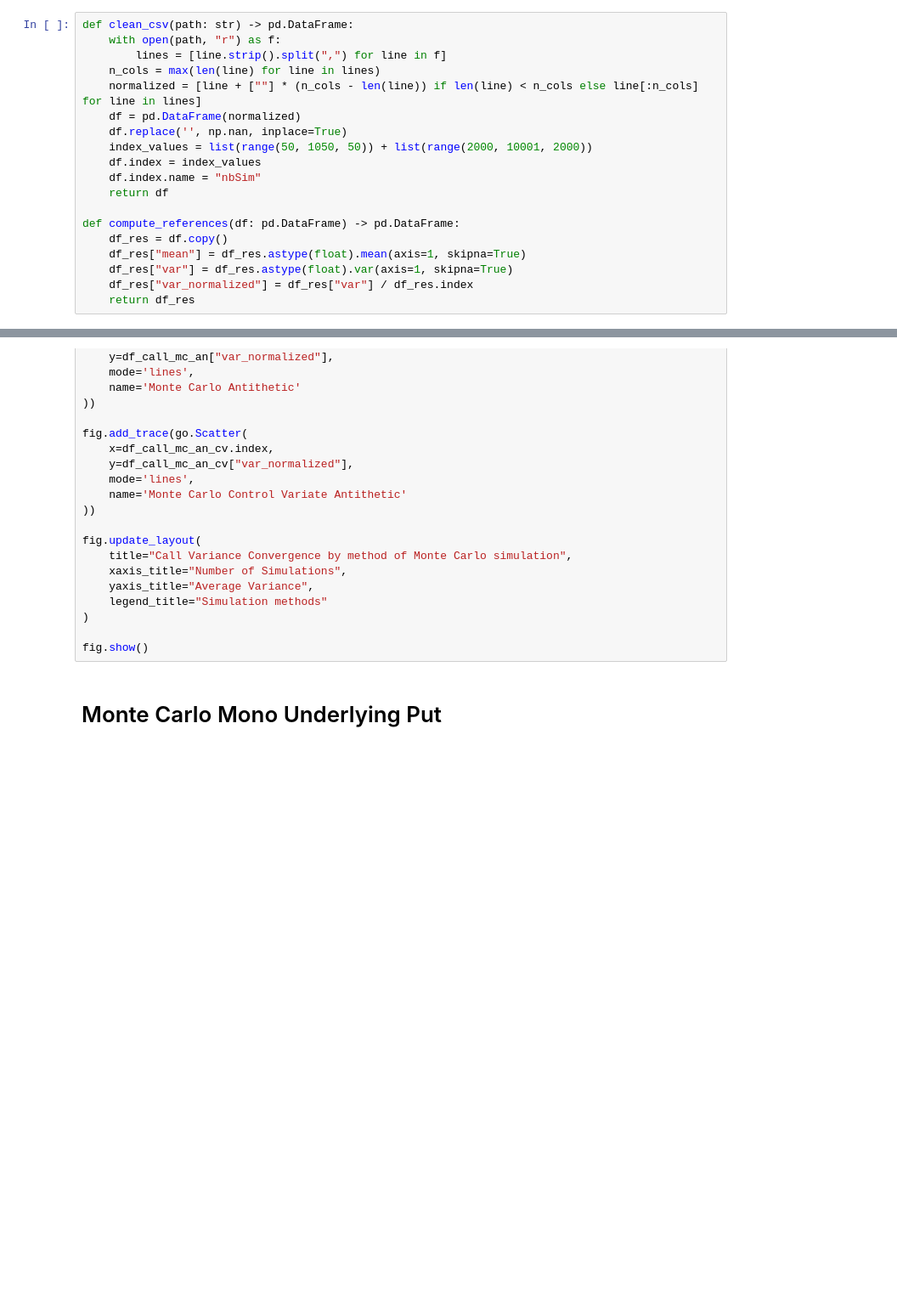
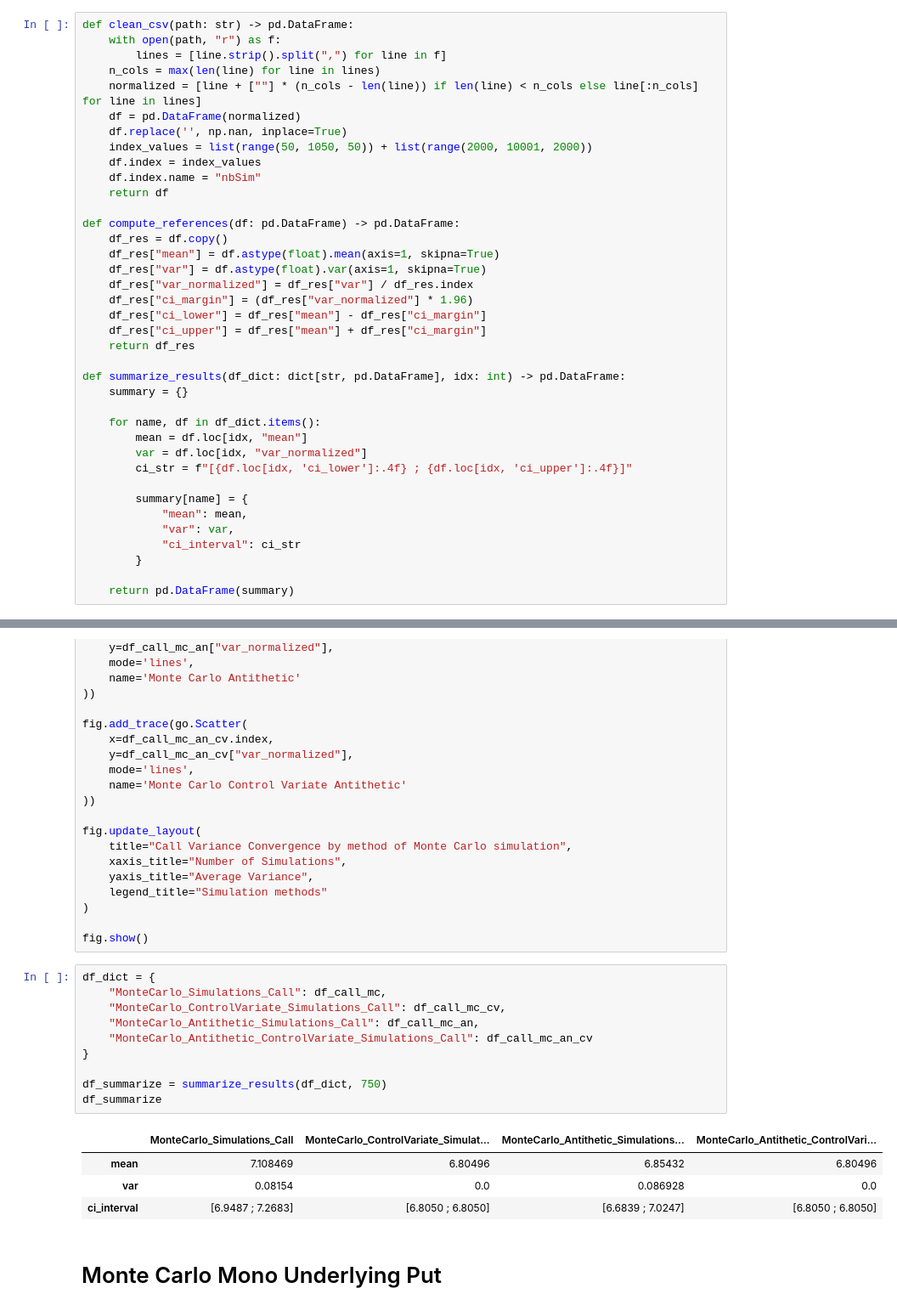
Before and after one commit to raphcor95/numerical_project, a Jupyter notebook: convergence_mc_mono.ipynb, the cells around one changed output, grey strips where cells are left out. Shown at 85% size. Saved outputs shown, nothing was run; the diff lists cells and outputs as text; blank space fills up the shorter version.

Commit message:
Added the confindence interval in the study

```diff
--- a/convergence_mc_mono.ipynb
+++ b/convergence_mc_mono.ipynb
@@ -19,10 +19,29 @@ def clean_csv(path: str) -> pd.DataFrame:
 
 def compute_references(df: pd.DataFrame) -> pd.DataFrame:
     df_res = df.copy()
-    df_res["mean"] = df_res.astype(float).mean(axis=1, skipna=True)
-    df_res["var"] = df_res.astype(float).var(axis=1, skipna=True)
+    df_res["mean"] = df.astype(float).mean(axis=1, skipna=True)
+    df_res["var"] = df.astype(float).var(axis=1, skipna=True)
     df_res["var_normalized"] = df_res["var"] / df_res.index
+    df_res["ci_margin"] = (df_res["var_normalized"] * 1.96)
+    df_res["ci_lower"] = df_res["mean"] - df_res["ci_margin"]
+    df_res["ci_upper"] = df_res["mean"] + df_res["ci_margin"]
     return df_res
+
+def summarize_results(df_dict: dict[str, pd.DataFrame], idx: int) -> pd.DataFrame:
+    summary = {}
+
+    for name, df in df_dict.items():
+        mean = df.loc[idx, "mean"]
+        var = df.loc[idx, "var_normalized"]
+        ci_str = f"[{df.loc[idx, 'ci_lower']:.4f} ; {df.loc[idx, 'ci_upper']:.4f}]"
+
+        summary[name] = {
+            "mean": mean,
+            "var": var,
+            "ci_interval": ci_str
+        }
+
+    return pd.DataFrame(summary)
 # %% [markdown]
 # Monte Carlo Mono Underlying Call
 # %%
@@ -122,6 +141,21 @@ fig.update_layout(
 )
 
 fig.show()
+# %%
+df_dict = {
+    "MonteCarlo_Simulations_Call": df_call_mc,
+    "MonteCarlo_ControlVariate_Simulations_Call": df_call_mc_cv,
+    "MonteCarlo_Antithetic_Simulations_Call": df_call_mc_an,
+    "MonteCarlo_Antithetic_ControlVariate_Simulations_Call": df_call_mc_an_cv
+}
+
+df_summarize = summarize_results(df_dict, 750)
+df_summarize
+# %% [output]
+|  | MonteCarlo_Simulations_Call | MonteCarlo_ControlVariate_Simulat... | MonteCarlo_Antithetic_Simulations... | MonteCarlo_Antithetic_ControlVari... |
+| mean | 7.108469 | 6.80496 | 6.85432 | 6.80496 |
+| var | 0.08154 | 0.0 | 0.086928 | 0.0 |
+| ci_interval | [6.9487 ; 7.2683] | [6.8050 ; 6.8050] | [6.6839 ; 7.0247] | [6.8050 ; 6.8050] |
 # %% [markdown]
 # Monte Carlo Mono Underlying Put
 # %%
```
Also changed, not shown: parts of 1 cell of this notebook, 1 other file.
